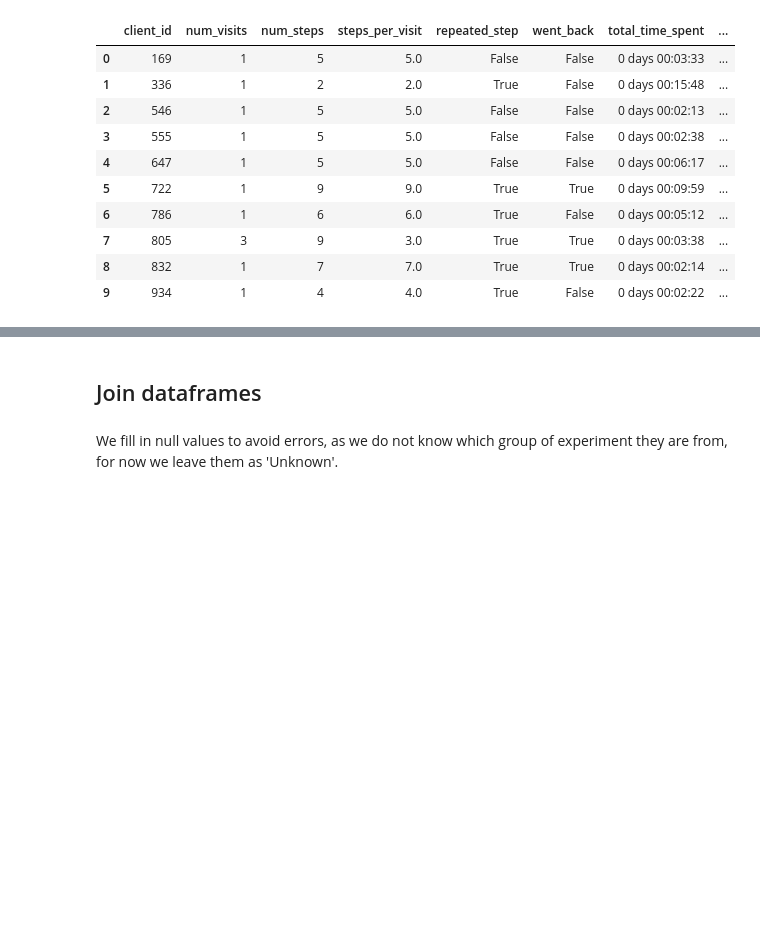
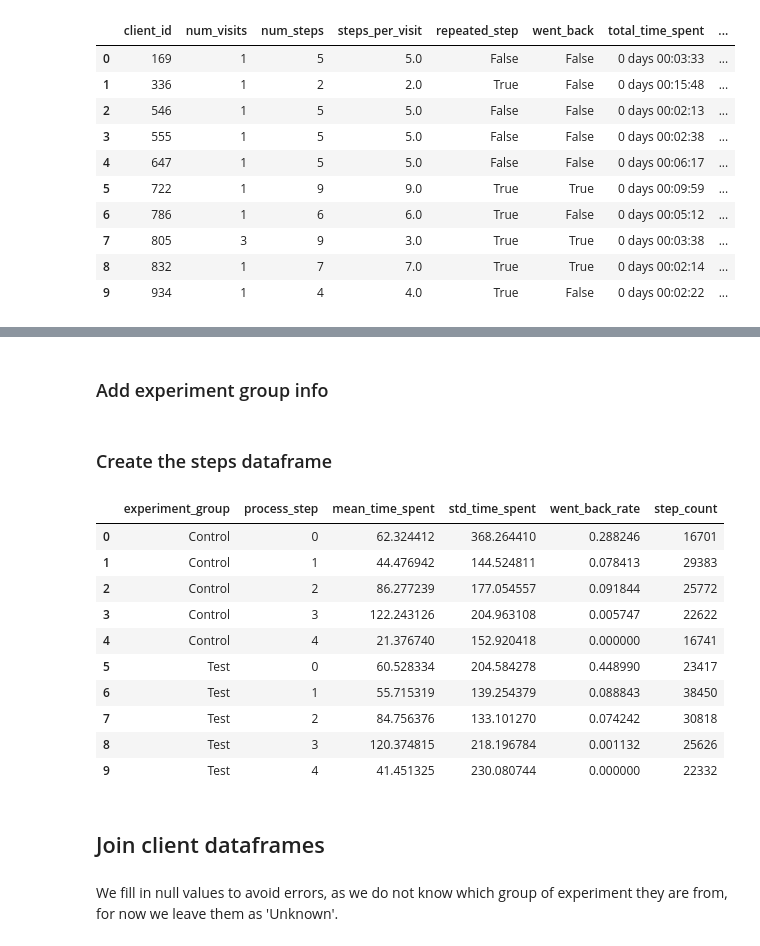
Before and after one commit to almudenaolg/Vanguard-AB-Test-Analysis, a Jupyter notebook: exploratory.ipynb, the cells around one changed output, grey strips where cells are left out. Saved outputs shown, nothing was run; the diff lists cells and outputs as text; code cells hidden in the pictures; blank space fills up the shorter version.

```diff
--- a/exploratory.ipynb
+++ b/exploratory.ipynb
@@ -329,0 +363,2 @@ df_web.head(10)
+# %% [markdown]
+### Add experiment group info
@@ -330,5 +368,27 @@ df_web.head(10)
+# %% [markdown]
+### Create the steps dataframe
+# %%
+#Extract the necessary info from df_web_data
+steps_df = df_web_data.groupby(['experiment_group', 'process_step']).agg({'time_spent_seconds': ['mean', 'std'], 'went_back': 'mean', 'completed': 'count'}).reset_index()
+
+# Rename columns for clarity
+steps_df.columns = ['experiment_group', 'process_step', 'mean_time_spent', 'std_time_spent', 'went_back_rate', 'step_count']
+
+steps_df.head(10)
+# %% [output]
+|  | experiment_group | process_step | mean_time_spent | std_time_spent | went_back_rate | step_count |
+| 0 | Control | 0 | 62.324412 | 368.264410 | 0.288246 | 16701 |
+| 1 | Control | 1 | 44.476942 | 144.524811 | 0.078413 | 29383 |
+| 2 | Control | 2 | 86.277239 | 177.054557 | 0.091844 | 25772 |
+| 3 | Control | 3 | 122.243126 | 204.963108 | 0.005747 | 22622 |
+| 4 | Control | 4 | 21.376740 | 152.920418 | 0.000000 | 16741 |
+| 5 | Test | 0 | 60.528334 | 204.584278 | 0.448990 | 23417 |
+| 6 | Test | 1 | 55.715319 | 139.254379 | 0.088843 | 38450 |
+| 7 | Test | 2 | 84.756376 | 133.101270 | 0.074242 | 30818 |
+| 8 | Test | 3 | 120.374815 | 218.196784 | 0.001132 | 25626 |
+| 9 | Test | 4 | 41.451325 | 230.080744 | 0.000000 | 22332 |
 # %% [markdown]
-## Join dataframes
+## Join client dataframes
 # %%
 df_complete = df_demo.merge(df_experiment_clients, on='client_id', how='left')
 df_complete = df_complete.merge(df_web, on='client_id', how='left')
```
Also changed, not shown: parts of 31 cells of this notebook.
